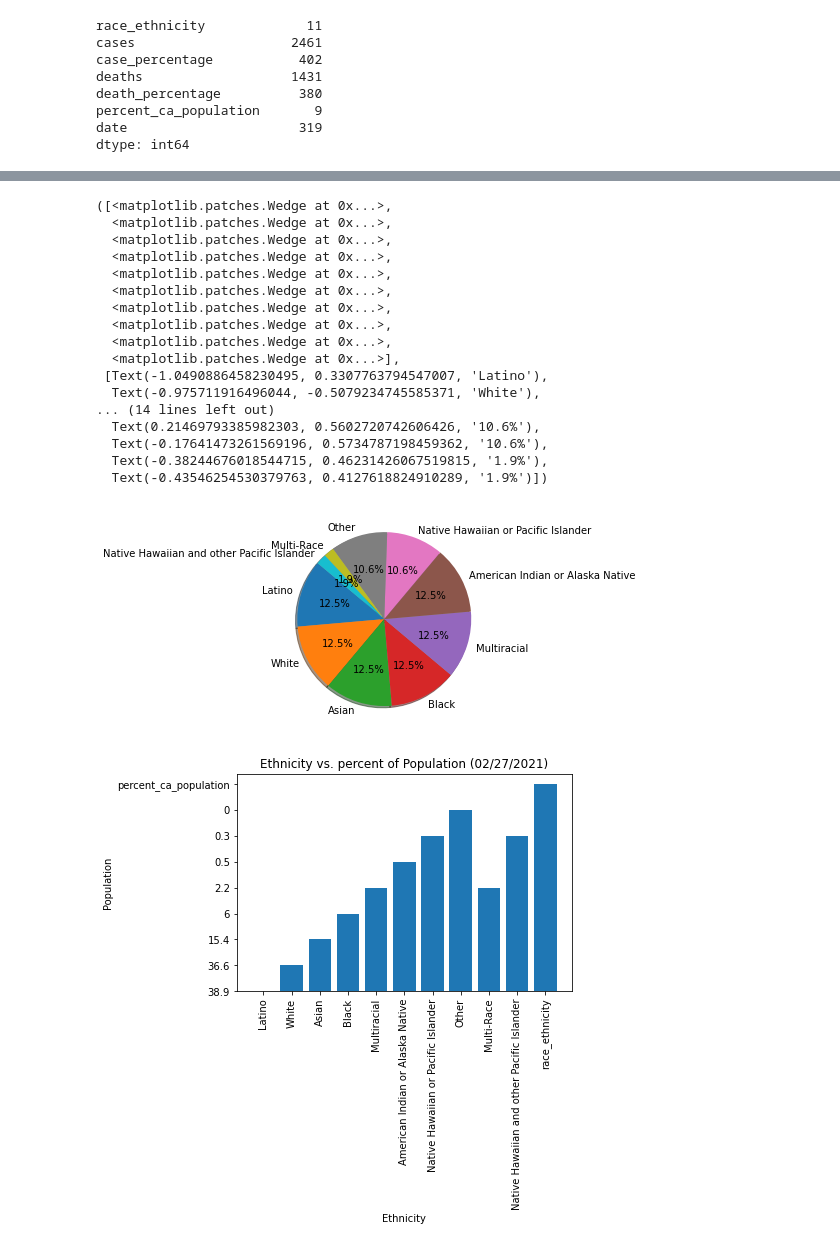
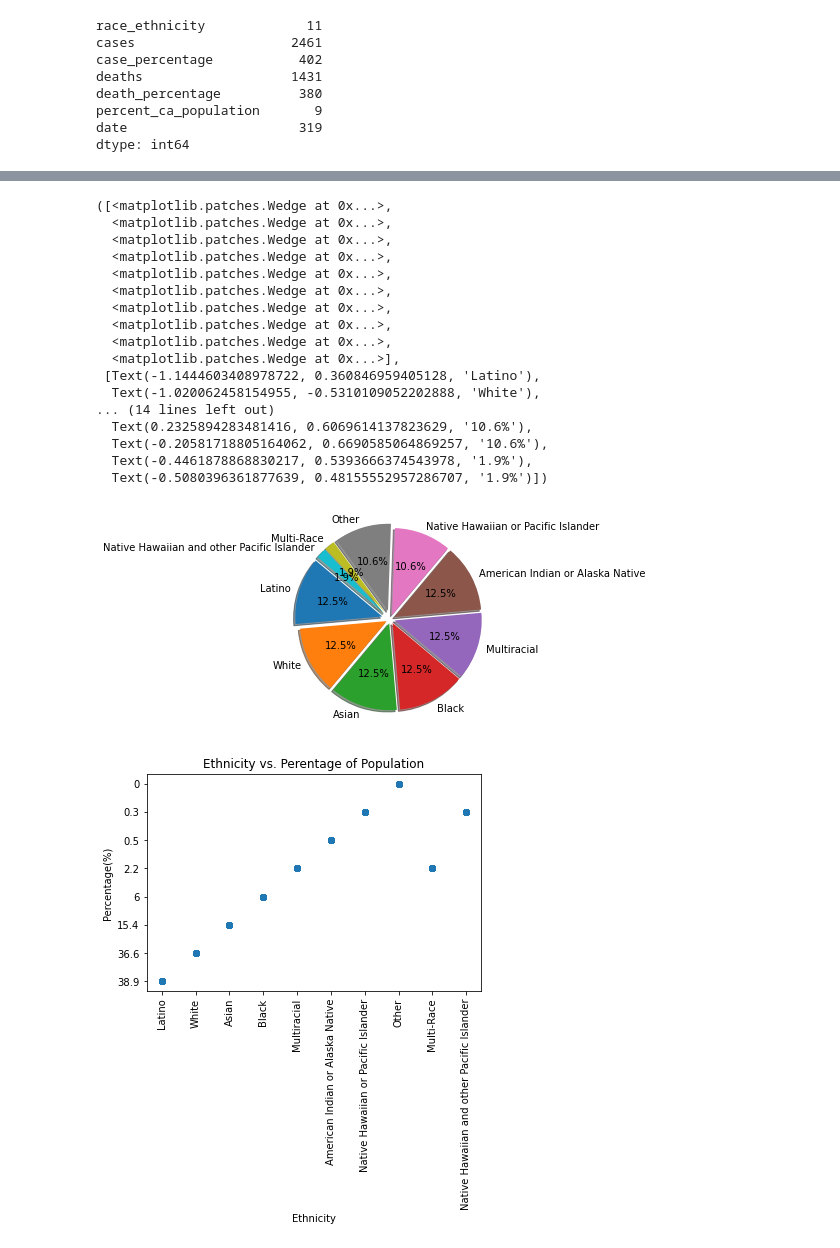
Before and after one commit to JohnGlendening/Project-1_2021, a Jupyter notebook: California gov/California_Ethnicity.ipynb, the cells around one changed output, grey strips where cells are left out. Saved outputs shown, nothing was run; the diff lists cells and outputs as text; code cells hidden in the pictures.

```diff
--- a/California gov/California_Ethnicity.ipynb
+++ b/California gov/California_Ethnicity.ipynb
@@ -114,11 +301,11 @@ Ethnicity_df.describe()
 # %%
-
+explode= (0.1,0.05,0.05,0.05,0.05,0.05,0.05,0.1,0.1,0.1)
 
 sizes= Ethnicity_df["race_ethnicity"].value_counts()
 
 labels=Ethnicity_df["race_ethnicity"].unique()
 
-plt.pie(sizes, labels=labels,
+plt.pie(sizes, labels=labels,explode=explode,
         autopct="%1.1f%%", shadow=True, startangle=140)
 # %% [output]
 ([<matplotlib.patches.Wedge at 0x...>,
@@ -131,26 +318,26 @@ plt.pie(sizes, labels=labels,
   <matplotlib.patches.Wedge at 0x...>,
   <matplotlib.patches.Wedge at 0x...>,
   <matplotlib.patches.Wedge at 0x...>],
- [Text(-1.0490886458230495, 0.3307763794547007, 'Latino'),
-  Text(-0.975711916496044, -0.5079234745585371, 'White'),
+ [Text(-1.1444603408978722, 0.360846959405128, 'Latino'),
+  Text(-1.020062458154955, -0.5310109052202888, 'White'),
 ... (14 lines left out)
-  Text(0.21469793385982303, 0.5602720742606426, '10.6%'),
-  Text(-0.17641473261569196, 0.5734787198459362, '10.6%'),
-  Text(-0.38244676018544715, 0.46231426067519815, '1.9%'),
-  Text(-0.43546254530379763, 0.4127618824910289, '1.9%')])
+  Text(0.2325894283481416, 0.6069614137823629, '10.6%'),
+  Text(-0.20581718805164062, 0.6690585064869257, '10.6%'),
+  Text(-0.4461878868830217, 0.5393666374543978, '1.9%'),
+  Text(-0.5080396361877639, 0.48155552957286707, '1.9%')])
-[figure, old version]
+[figure, new version]
 # %%
-Scatter= Ethnicity_df[["race_ethnicity","cases","deaths","percent_ca_population"]]
+Bar1= Ethnicity_df[["race_ethnicity","cases","deaths","percent_ca_population"]]
 
-x_values = Scatter["race_ethnicity"]
-y_values = Scatter["percent_ca_population"]
+x_values = Bar1["race_ethnicity"]
+y_values = Bar1["percent_ca_population"]
 
 
-plt.bar(x_values,y_values,align="center")
+plt.scatter(x_values,y_values)
 plt.xticks(rotation="vertical")
-plt.title("Ethnicity vs. percent of Population (02/27/2021)")
+plt.title("Ethnicity vs. Perentage of Population")
 plt.xlabel('Ethnicity')
-plt.ylabel('Population')
+plt.ylabel('Percentage(%)')
 plt.show()
 # %% [output]
-[figure, old version]
+[figure, new version]
```
Also changed, not shown: parts of 25 cells of this notebook.
